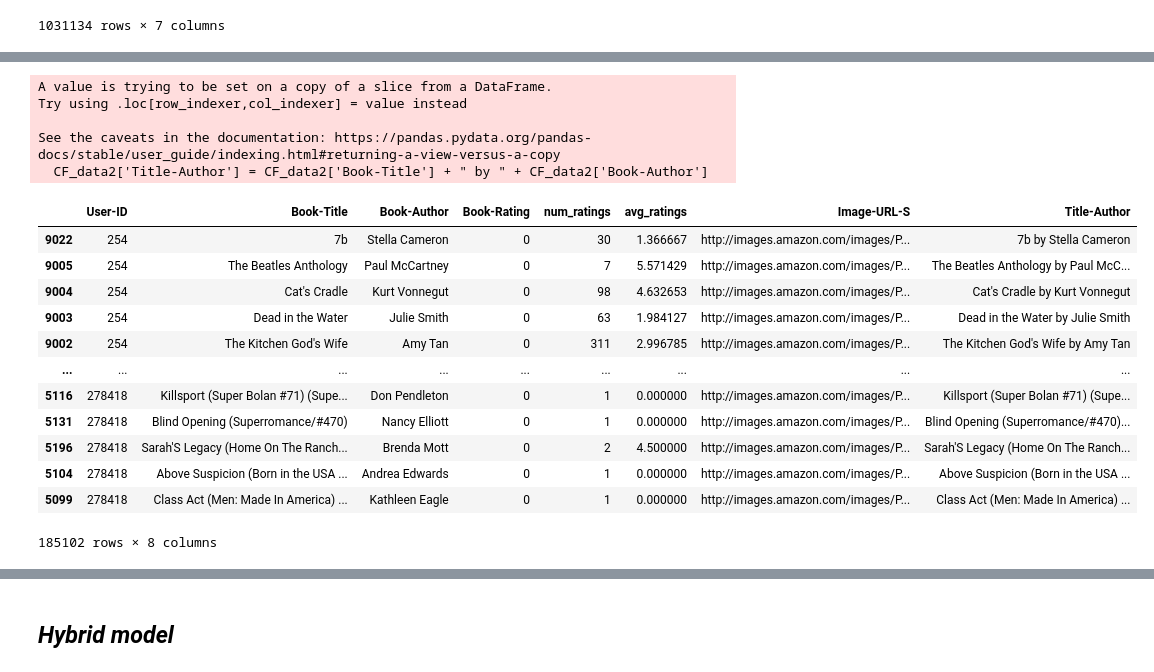
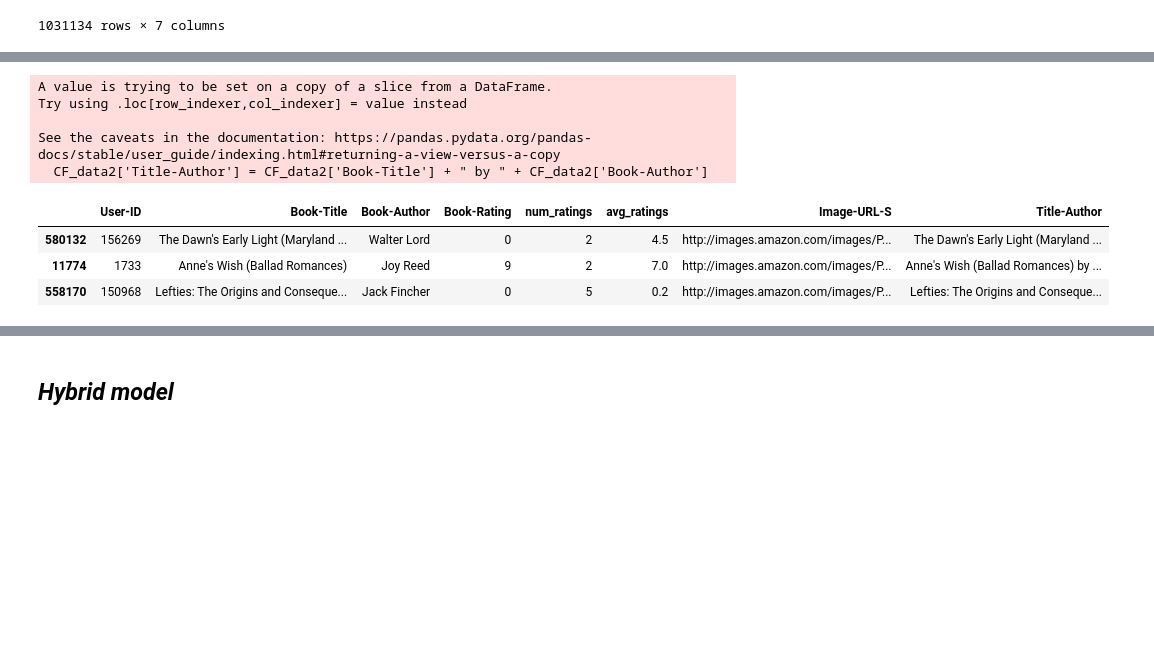
Before and after one commit to vidhan66/Book-Recommendation-System, a Jupyter notebook: Book_Recommendation_System.ipynb, the cells around one changed output, grey strips where cells are left out. Saved outputs shown, nothing was run; the diff lists cells and outputs as text; code cells hidden in the pictures; blank space fills up the shorter version.

```diff
--- a/Book_Recommendation_System.ipynb
+++ b/Book_Recommendation_System.ipynb
@@ -511,26 +518,17 @@ See the caveats in the documentation: https://pandas.pydata.org/pandas-docs/stab
 # %%
 CF_data2['Title-Author'] = CF_data2['Book-Title'] + " by " + CF_data2['Book-Author']
 CF_data2 = CF_data2.drop_duplicates(subset='Title-Author')
-CF_data2
+CF_data2.sample(3)
 # %% [output]
 A value is trying to be set on a copy of a slice from a DataFrame.
 Try using .loc[row_indexer,col_indexer] = value instead
 
 See the caveats in the documentation: https://pandas.pydata.org/pandas-docs/stable/user_guide/indexing.html#returning-a-view-versus-a-copy
   CF_data2['Title-Author'] = CF_data2['Book-Title'] + " by " + CF_data2['Book-Author']
 |  | User-ID | Book-Title | Book-Author | Book-Rating | num_ratings | avg_ratings | Image-URL-S | Title-Author |
-| 9022 | 254 | 7b | Stella Cameron | 0 | 30 | 1.366667 | http://images.amazon.com/images/P... | 7b by Stella Cameron |
-| 9005 | 254 | The Beatles Anthology | Paul McCartney | 0 | 7 | 5.571429 | http://images.amazon.com/images/P... | The Beatles Anthology by Paul McC... |
-| 9004 | 254 | Cat's Cradle | Kurt Vonnegut | 0 | 98 | 4.632653 | http://images.amazon.com/images/P... | Cat's Cradle by Kurt Vonnegut |
-| 9003 | 254 | Dead in the Water | Julie Smith | 0 | 63 | 1.984127 | http://images.amazon.com/images/P... | Dead in the Water by Julie Smith |
-| 9002 | 254 | The Kitchen God's Wife | Amy Tan | 0 | 311 | 2.996785 | http://images.amazon.com/images/P... | The Kitchen God's Wife by Amy Tan |
-| ... | ... | ... | ... | ... | ... | ... | ... | ... |
-| 5116 | 278418 | Killsport (Super Bolan #71) (Supe... | Don Pendleton | 0 | 1 | 0.000000 | http://images.amazon.com/images/P... | Killsport (Super Bolan #71) (Supe... |
-| 5131 | 278418 | Blind Opening (Superromance/#470) | Nancy Elliott | 0 | 1 | 0.000000 | http://images.amazon.com/images/P... | Blind Opening (Superromance/#470)... |
-| 5196 | 278418 | Sarah'S Legacy (Home On The Ranch... | Brenda Mott | 0 | 2 | 4.500000 | http://images.amazon.com/images/P... | Sarah'S Legacy (Home On The Ranch... |
-| 5104 | 278418 | Above Suspicion (Born in the USA ... | Andrea Edwards | 0 | 1 | 0.000000 | http://images.amazon.com/images/P... | Above Suspicion (Born in the USA ... |
-| 5099 | 278418 | Class Act (Men: Made In America) ... | Kathleen Eagle | 0 | 1 | 0.000000 | http://images.amazon.com/images/P... | Class Act (Men: Made In America) ... |
+| 580132 | 156269 | The Dawn's Early Light (Maryland ... | Walter Lord | 0 | 2 | 4.5 | http://images.amazon.com/images/P... | The Dawn's Early Light (Maryland ... |
+| 11774 | 1733 | Anne's Wish (Ballad Romances) | Joy Reed | 9 | 2 | 7.0 | http://images.amazon.com/images/P... | Anne's Wish (Ballad Romances) by ... |
+| 558170 | 150968 | Lefties: The Origins and Conseque... | Jack Fincher | 0 | 5 | 0.2 | http://images.amazon.com/images/P... | Lefties: The Origins and Conseque... |
-185102 rows × 8 columns
 # %%
 recommendable_books = CF_data1.groupby('Book-Title')['Book-Rating'].count()
 recommendable_books = recommendable_books[recommendable_books>=80]
```
Also changed, not shown: parts of 19 cells of this notebook.
